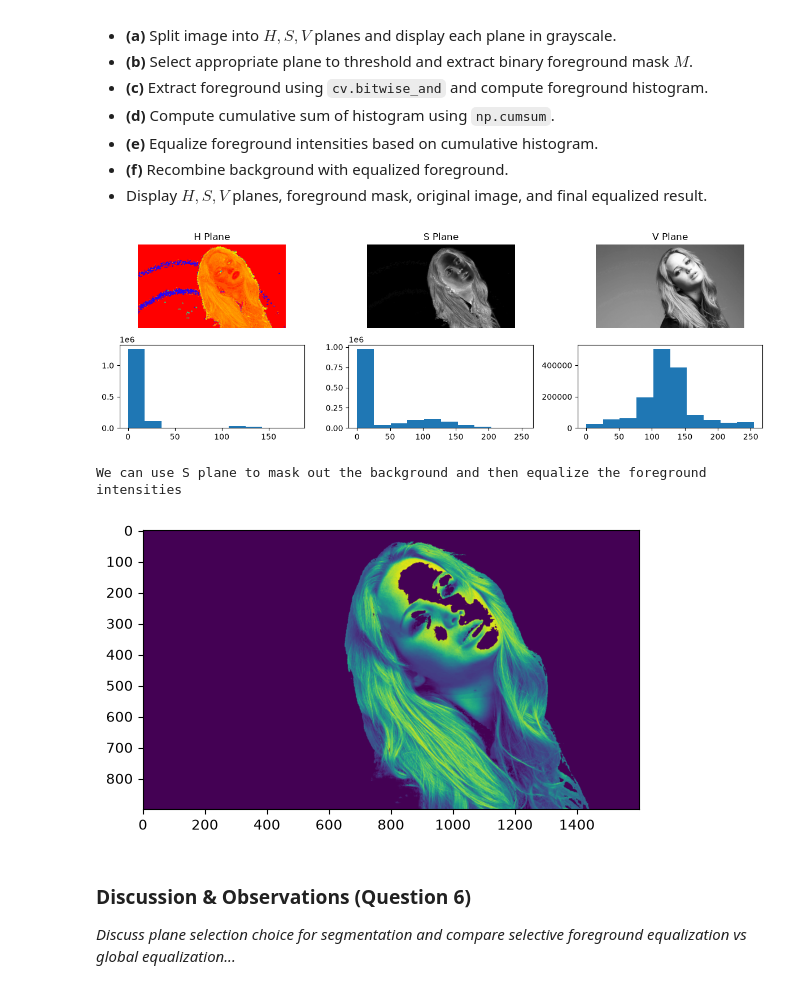
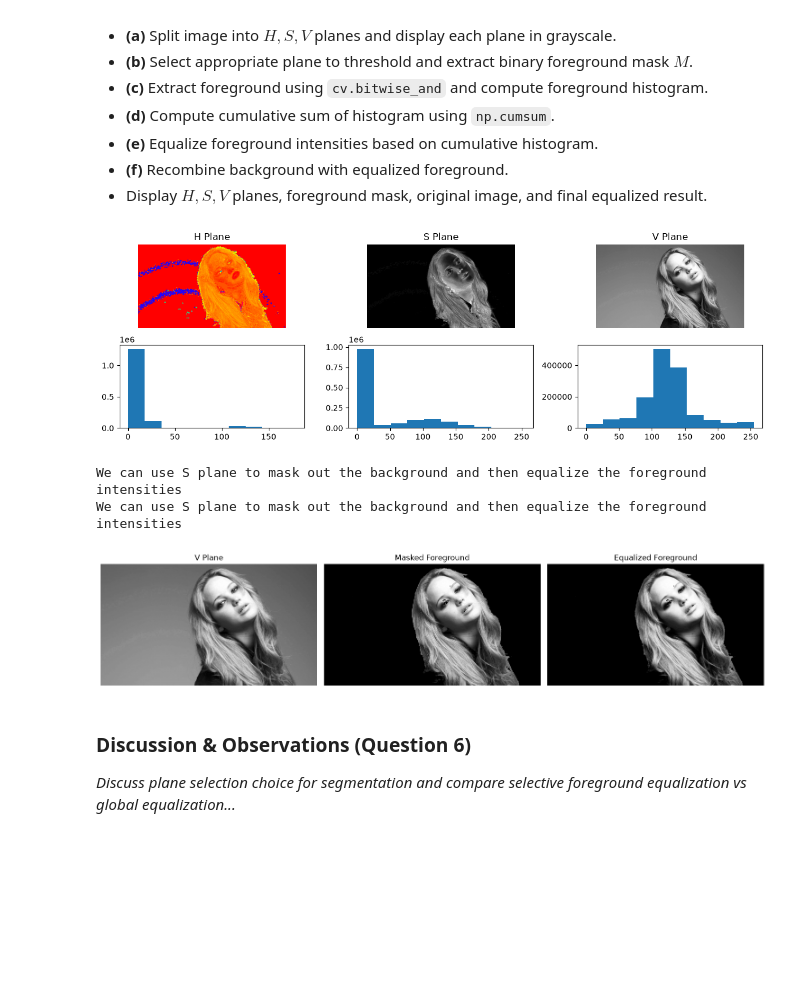
Before and after one commit to samirunuwanaka/ComputerVision, a Jupyter notebook: Assignment/230449N.ipynb, the cells around one changed output. Drawn from its saved outputs; the diff is of its cells as text; code cells hidden in the pictures; blank space fills up the shorter version.

```diff
--- a/Assignment/230449N.ipynb
+++ b/Assignment/230449N.ipynb
@@ -451,41 +451,61 @@ plt.imshow(H, cmap='hsv')
 plt.title('H Plane')
 plt.axis('off')
 plt.subplot(2, 3, 4)
 plt.hist(H.flatten())
 
 plt.subplot(2, 3, 2)
 plt.imshow(S, cmap='gray')
 plt.title('S Plane')
 plt.axis('off')
 plt.subplot(2, 3, 5)
 plt.hist(S.flatten())
 
 plt.subplot(2, 3, 3)
 plt.imshow(V, cmap='gray')
 plt.title('V Plane')
 plt.axis('off')
 plt.subplot(2, 3, 6)
 plt.hist(V.flatten())
 
 plt.tight_layout()
 plt.show()
 
 print("We can use S plane to mask out the background and then equalize the foreground intensities")
 # Use S channel to identify foreground
-mask = cv.inRange(S, 50, 255)
+mask = cv.inRange(S, 15, 255)
 
-# Extract foreground from V channel
+# --------------------------------------------------
+#  Extract foreground from V channel
+# --------------------------------------------------
 foreground = cv.bitwise_and(V, V, mask=mask)
-plt.imshow(foreground)
 
-# Equalize foreground
-foreground_eq = cv.equalizeHist(foreground)
-# TODO: Equalize foreground intensities and recombine with original background
-# TODO: Plot all intermediate planes, mask, original image, and final equalized result
+# --------------------------------------------------
+#  Display intermediate results and final result
+# --------------------------------------------------
+plt.figure(figsize=(15, 10))
+
+plt.subplot(1, 3, 1)
+plt.imshow(V, cmap='gray')
+plt.title('V Plane')
+plt.axis('off')
+
+plt.subplot(1, 3, 2)
+plt.imshow(foreground, cmap='gray')
+plt.title('Masked Foreground')
+plt.axis('off')
+
+plt.subplot(1, 3, 3)
+plt.imshow(foreground_eq, cmap='gray')
+plt.title('Equalized Foreground')
+plt.axis('off')
+
+plt.tight_layout()
+plt.show()
 # %% [output]
 [figure]
 We can use S plane to mask out the background and then equalize the foreground intensities
+We can use S plane to mask out the background and then equalize the foreground intensities
-[figure, old version]
+[figure, new version]
 # %% [markdown]
 ### Discussion & Observations (Question 6)
 *Discuss plane selection choice for segmentation and compare selective foreground equalization vs global equalization...*
```
Also changed, not shown: parts of 5 cells of this notebook.
